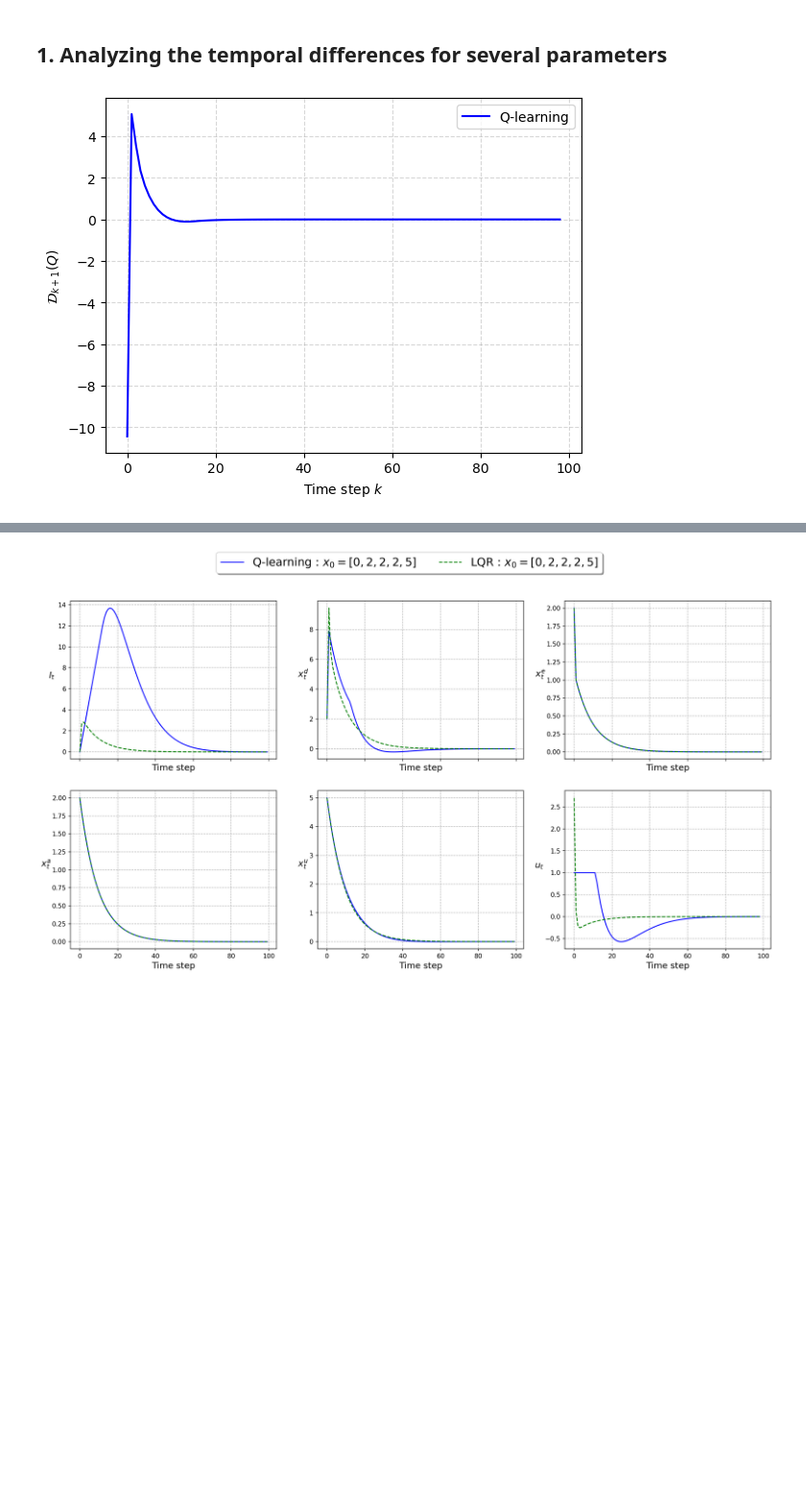
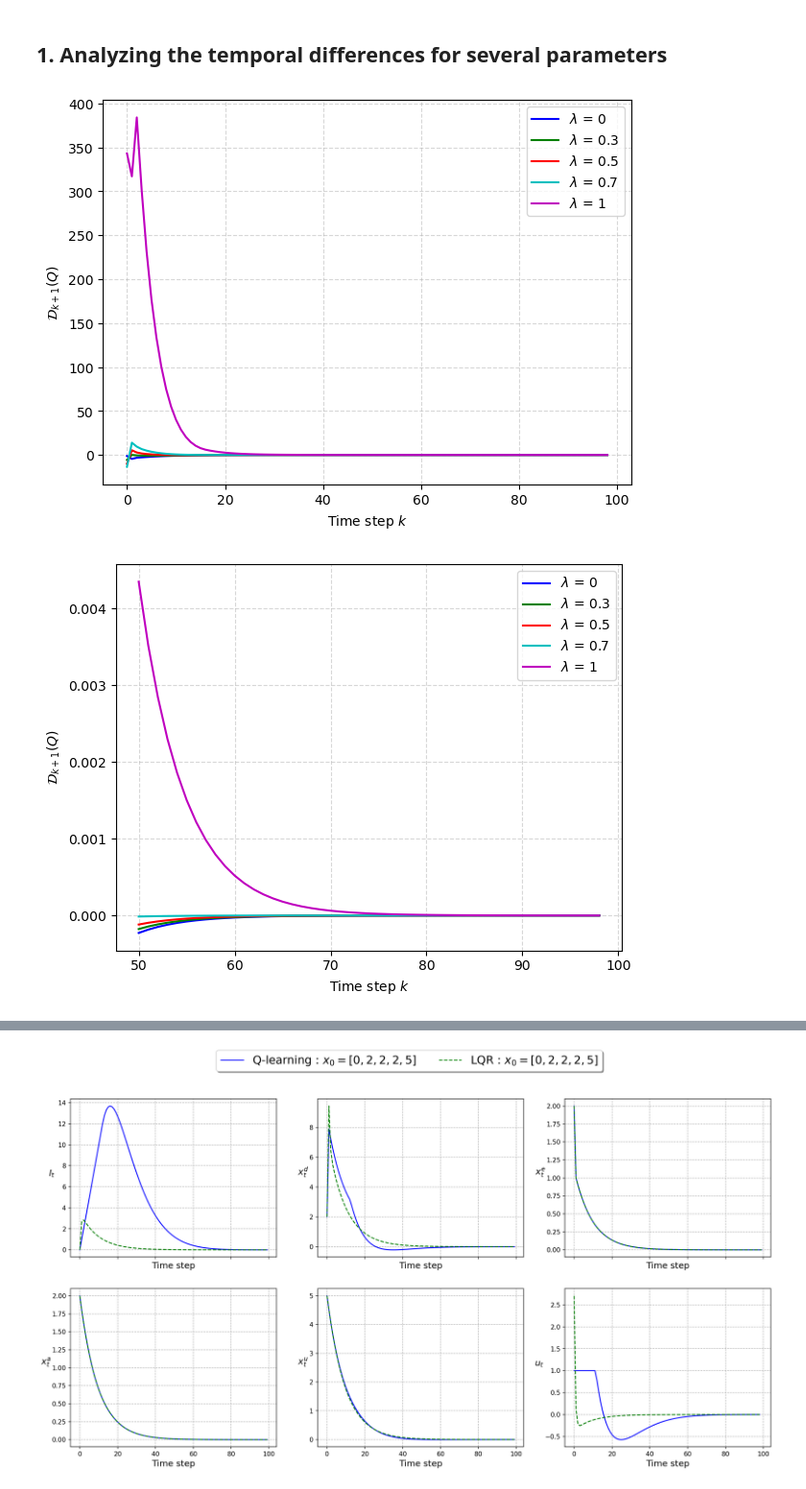
Before and after one commit to TheoHanon/Stochastic-Optimal-Control, a Jupyter notebook: Part III/partIII.ipynb, the cells around one changed output, grey strips where cells are left out. Shown at 96% size. Saved outputs shown, nothing was run; the diff lists cells and outputs as text; code cells hidden in the pictures; blank space fills up the shorter version.

Commit message:
TD qlearning analysis

```diff
--- a/Part III/partIII.ipynb
+++ b/Part III/partIII.ipynb
@@ -504,6 +504,6 @@ show_trajectories([[x_lstd_PI], [x_lqr], [x_lstd]], [[u_lstd_PI], [u_lqr], [u_ls
 # %% [markdown]
 ## 1. Analyzing the temporal differences for several parameters
 # %%
-def alpha_k(k: int) -> float:
-    return 1e-4 / (k + 1)
+def alpha_k(k, factor=1e-4):
+    return factor / (k + 1)
 # %%
@@ -535,5 +573,3 @@ cost_fct = cost
 theta0 = theta_lstd
 theta0[5]=-theta0[5]
 bounds_u = (-1,1) # bounds for the action space
-# %%
-theta_qlearn, zeta = q_learning(lam, data_linear, alpha_k, theta0, zeta0_vector, psi, cost_fct, bounds_u)
@@ -546,10 +576,44 @@ TD_qlearn = compute_TD(data_linear, Q_lstd, policy_qlearn, cost_fct, zeta, theta
-# %%
-plt.plot(TD_qlearn, label='Q-learning', color='b')
-plt.xlabel('Time step $k$')
-plt.ylabel('$\\mathcal{D}_{k+1}(Q)$')
-plt.grid(linestyle='--', alpha=0.5)
-plt.legend()
-#plt.savefig('figures/temp_diff_qlearn.pdf',dpi=300)
-plt.show()
-# %% [output]
-[figure, removed]
+# %%
+## Temporal differences for several lambdas ###
+lam = [0, 0.3, 0.5, 0.7,1]
+zeta0_vector = generate_psi_quadratic_without_linear
+colors = ['b', 'g', 'r', 'c', 'm']
+TD_all = []
+factor = 1e-4
+
+for i in range(len(lam)):
+    theta_qlearn, zeta = q_learning(lam[i], data_linear, lambda k: alpha_k(k,factor), theta0, zeta0_vector, psi, cost_fct, bounds_u)
+
+    def policy_qlearn(x: np.ndarray) -> np.ndarray:
+        res = minimize(lambda u: Q_lstd(x, u, theta_qlearn, zeta), 1, bounds=[bounds_u])
+        return res.x # return the best action
+
+    TD = compute_TD(data_linear, Q_lstd, policy_qlearn, cost_fct, zeta, theta_qlearn)
+    TD_all.append(TD)
+
+for i in range(len(lam)):
+    plt.plot(TD_all[i], label='$\lambda$ = ' + str(lam[i]), color = colors[i])
+
+plt.xlabel('Time step $k$')
+plt.ylabel('$\\mathcal{D}_{k+1}(Q)$')
+plt.grid(linestyle='--', alpha=0.5)
+plt.legend()
+plt.tight_layout()
+#plt.savefig('temp_diff_lambdaQlearn.pdf',dpi=300)
+plt.show()
+
+time = np.arange(50, nstep-1)
+for i in range(len(lam)):
+    plt.plot(time, TD_all[i][50:], label='$\lambda$ = ' + str(lam[i]), color = colors[i])
+
+
+plt.xlabel('Time step $k$')
+plt.ylabel('$\\mathcal{D}_{k+1}(Q)$')
+plt.grid(linestyle='--', alpha=0.5)
+plt.legend()
+plt.tight_layout()
+#plt.savefig('temp_diff_lambdaQlearn_zoom.pdf',dpi=300)
+plt.show()
+# %% [output]
+[figure, added]
+[figure, added]
```
Also changed, not shown: parts of 6 cells of this notebook, 1 other file.
